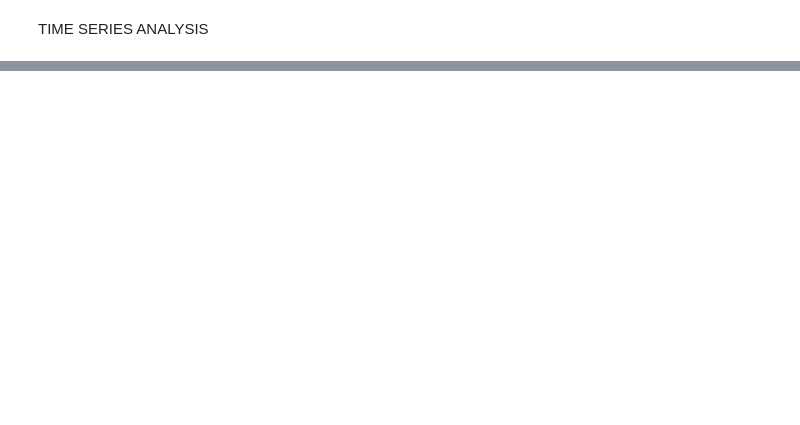
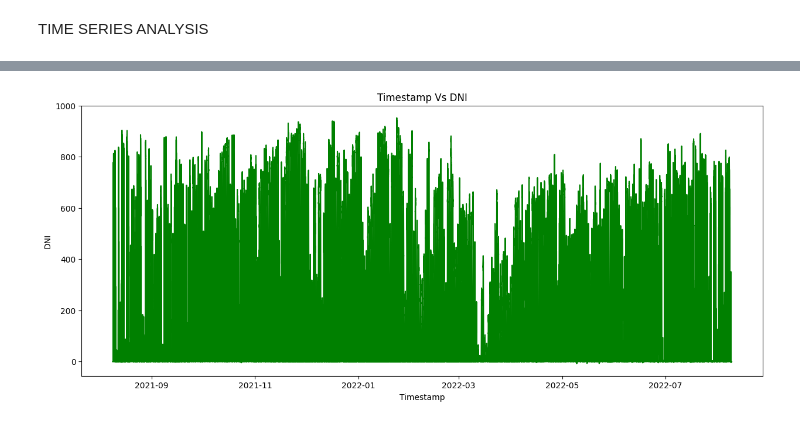
Before and after one commit to DiboraEyasuE/solar-challenge-week0, a Jupyter notebook: notebooks/benin_eda.ipynb, the cells around one changed output, grey strips where cells are left out. Drawn from its saved outputs; the diff is of its cells as text; code cells hidden in the pictures; blank space fills up the shorter version.

```diff
--- a/notebooks/benin_eda.ipynb
+++ b/notebooks/benin_eda.ipynb
@@ -79,2 +84,6 @@ benin_copy.to_csv('../data/benin_data_cleaned.csv', index=False)
 # %% [markdown]
 TIME SERIES ANALYSIS
+# %%
+# convert Timestamp to datetime format
+benin_copy['Timestamp']=pd.to_datetime(benin_copy['Timestamp'])
+benin_copy.set_index('Timestamp',inplace=True)
@@ -80,0 +103,10 @@ TIME SERIES ANALYSIS
+# %%
+# Timestamp vs DNI plot
+plt.figure(figsize=(15,6))
+plt.plot(benin_copy.index,benin_copy["DNI"],color='green')
+plt.title('Timestamp Vs DNI')
+plt.xlabel('Timestamp')
+plt.ylabel('DNI')
+plt.show()
+# %% [output]
+[figure, added]
```
Also changed, not shown: parts of 10 cells of this notebook.
